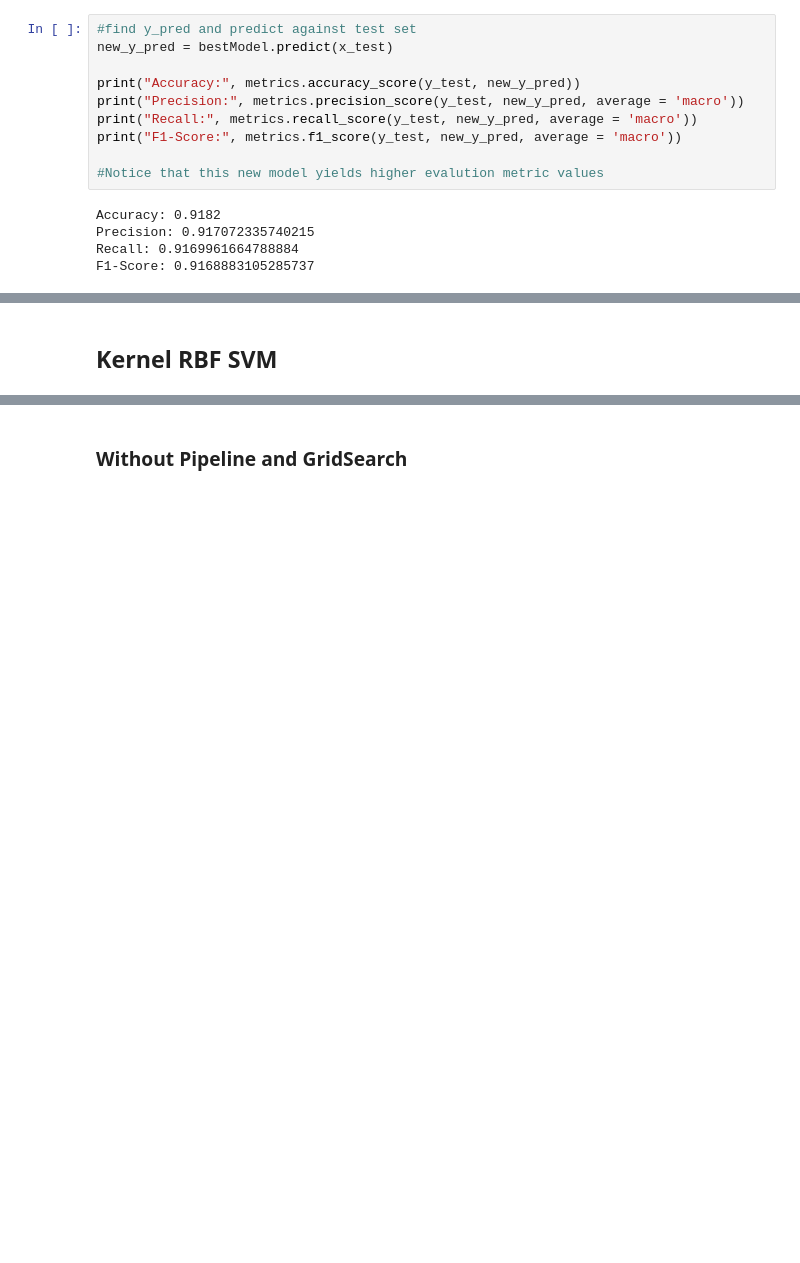
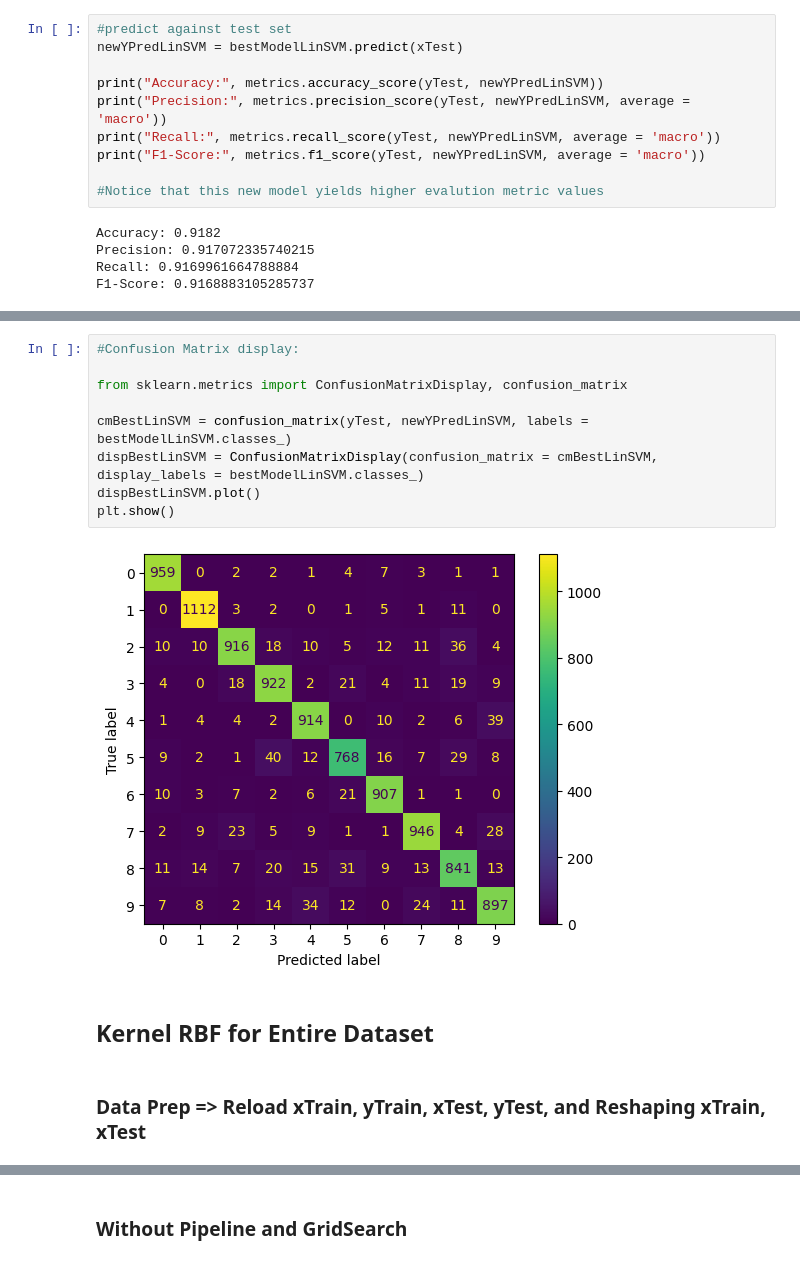
Before and after one commit to EZRA-DVLPR/MachineLearning-Comp542, a Jupyter notebook: assignment3/assignment3.ipynb, the cells around one changed output, grey strips where cells are left out. Saved outputs shown, nothing was run; the diff lists cells and outputs as text; blank space fills up the shorter version.

```diff
--- a/assignment3/assignment3.ipynb
+++ b/assignment3/assignment3.ipynb
@@ -139,13 +153,13 @@ print(bestC, bestModel)
 {'classifier__C': 0.1} Pipeline(steps=[('scaler', MinMaxScaler()),
                 ('classifier', LinearSVC(C=0.1, dual=False, max_iter=5000))])
 # %%
-#find y_pred and predict against test set
-new_y_pred = bestModel.predict(x_test)
+#predict against test set
+newYPredLinSVM = bestModelLinSVM.predict(xTest)
 
-print("Accuracy:", metrics.accuracy_score(y_test, new_y_pred))
-print("Precision:", metrics.precision_score(y_test, new_y_pred, average = 'macro'))
-print("Recall:", metrics.recall_score(y_test, new_y_pred, average = 'macro'))
-print("F1-Score:", metrics.f1_score(y_test, new_y_pred, average = 'macro'))
+print("Accuracy:", metrics.accuracy_score(yTest, newYPredLinSVM))
+print("Precision:", metrics.precision_score(yTest, newYPredLinSVM, average = 'macro'))
+print("Recall:", metrics.recall_score(yTest, newYPredLinSVM, average = 'macro'))
+print("F1-Score:", metrics.f1_score(yTest, newYPredLinSVM, average = 'macro'))
 
 #Notice that this new model yields higher evalution metric values
 # %% [output]
@@ -193,2 +209,15 @@ plt.show()
+# %%
+#Confusion Matrix display:
+
+from sklearn.metrics import ConfusionMatrixDisplay, confusion_matrix
+
+cmBestLinSVM = confusion_matrix(yTest, newYPredLinSVM, labels = bestModelLinSVM.classes_)
+dispBestLinSVM = ConfusionMatrixDisplay(confusion_matrix = cmBestLinSVM, display_labels = bestModelLinSVM.classes_)
+dispBestLinSVM.plot()
+plt.show()
+# %% [output]
+[figure, added]
 # %% [markdown]
-## Kernel RBF SVM
+## Kernel RBF for Entire Dataset
+# %% [markdown]
+### Data Prep => Reload xTrain, yTrain, xTest, yTest, and Reshaping xTrain, xTest
```
Also changed, not shown: parts of 38 cells of this notebook.
